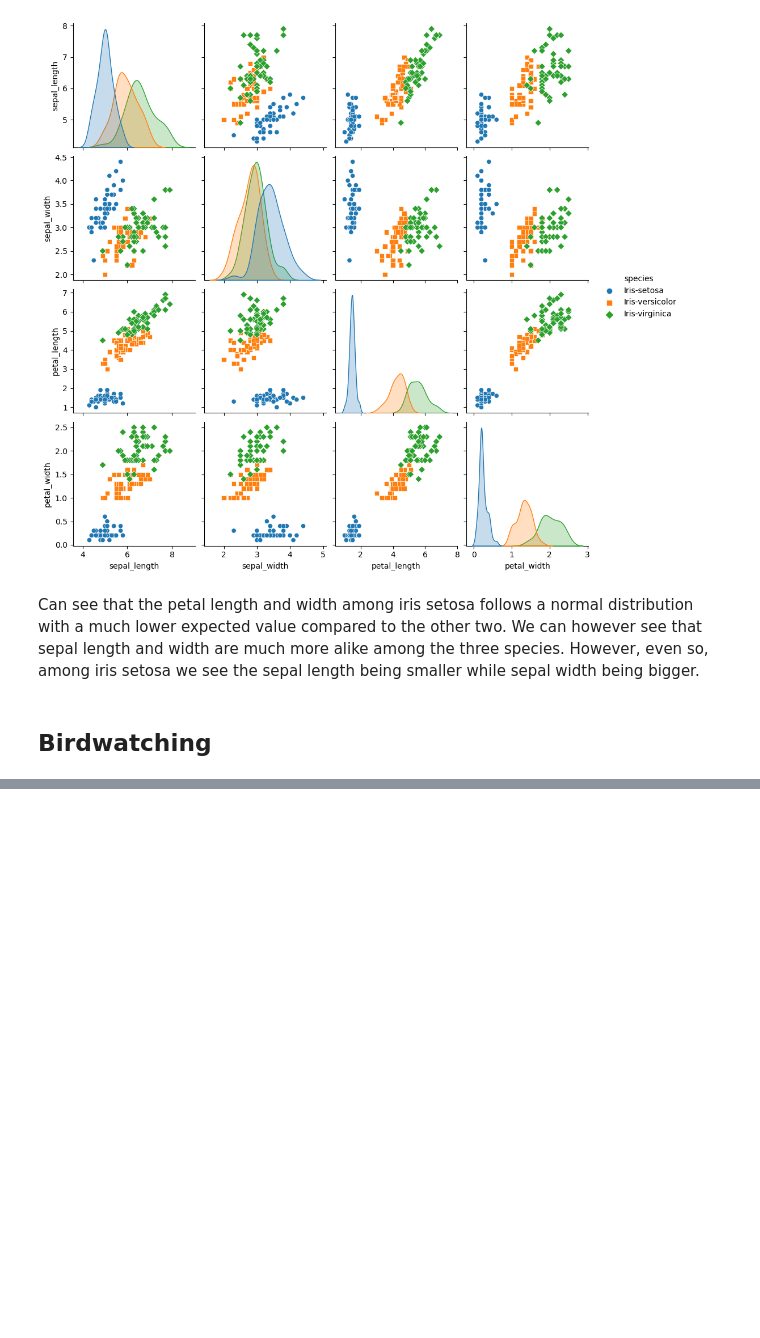
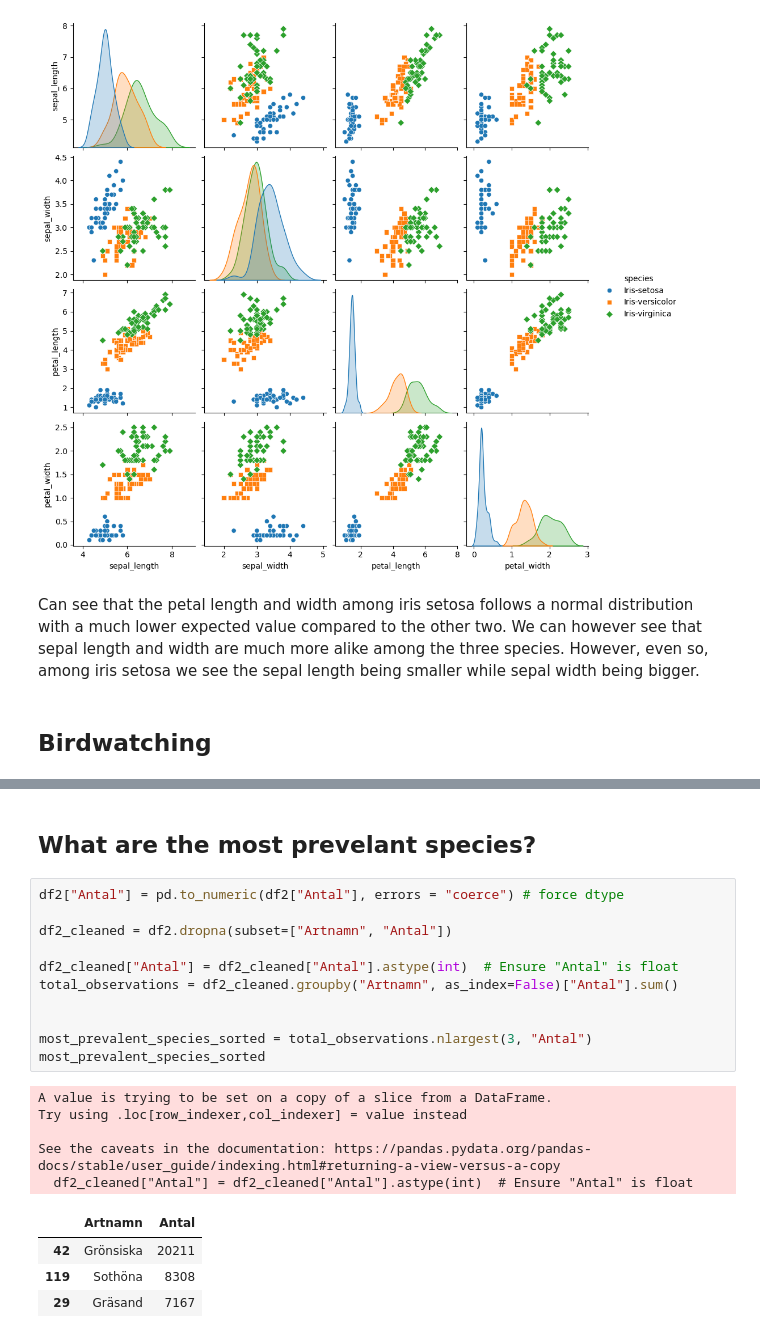
Before and after one commit to MrHEFF/su-mt4007, a Jupyter notebook: HW3/HW3.ipynb, the cells around one changed output, grey strips where cells are left out. Cells and saved outputs as stored; diff of their text form; blank space fills up the shorter version.

```diff
--- a/HW3/HW3.ipynb
+++ b/HW3/HW3.ipynb
@@ -92,0 +122,23 @@ Can see that the petal length and width among iris setosa follows a normal distr
+# %% [markdown]
+## What are the most prevelant species?
+# %%
+df2["Antal"] = pd.to_numeric(df2["Antal"], errors = "coerce") # force dtype
+
+df2_cleaned = df2.dropna(subset=["Artnamn", "Antal"])
+
+df2_cleaned["Antal"] = df2_cleaned["Antal"].astype(int)  # Ensure "Antal" is float
+total_observations = df2_cleaned.groupby("Artnamn", as_index=False)["Antal"].sum()
+
+
+most_prevalent_species_sorted = total_observations.nlargest(3, "Antal")
+most_prevalent_species_sorted
+# %% [output]
+A value is trying to be set on a copy of a slice from a DataFrame.
+Try using .loc[row_indexer,col_indexer] = value instead
+
+See the caveats in the documentation: https://pandas.pydata.org/pandas-docs/stable/user_guide/indexing.html#returning-a-view-versus-a-copy
+  df2_cleaned["Antal"] = df2_cleaned["Antal"].astype(int)  # Ensure "Antal" is float
+|  | Artnamn | Antal |
+| 42 | Grönsiska | 20211 |
+| 119 | Sothöna | 8308 |
+| 29 | Gräsand | 7167 |
```
Also changed, not shown: parts of 8 cells of this notebook.
